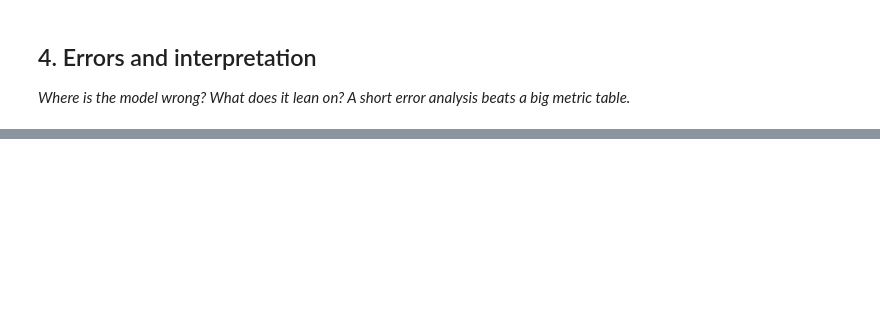
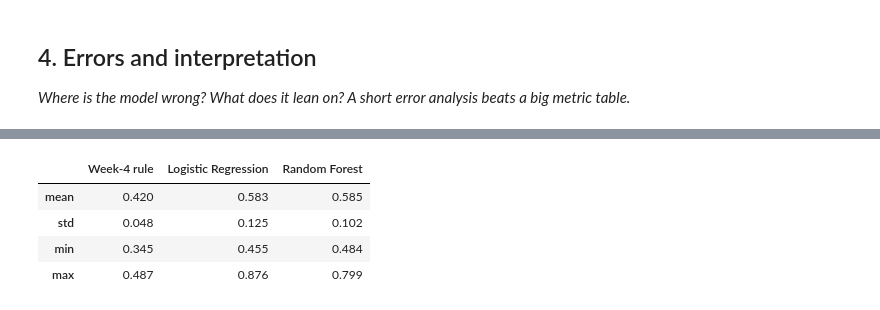
Before and after one commit to tabeeljohn2/flyrank-ml-internship, a Jupyter notebook: work/notebooks/w05_model.ipynb, the cells around one changed output, grey strips where cells are left out. Cells and saved outputs as stored; diff of their text form; code cells hidden in the pictures; blank space fills up the shorter version.

```diff
--- a/work/notebooks/w05_model.ipynb
+++ b/work/notebooks/w05_model.ipynb
@@ -15,0 +9,9 @@ This skeleton is yours to fill. Work the sections **in order** — each one has
+# %%
+import os, subprocess
+import pandas as pd, numpy as np
+if not os.path.exists("data/raw/content_refresh_anonymized.csv"):
+    if not os.path.exists("/content/flyrank-ml-internship"):
+        subprocess.run(["git","clone","https://github.com/tabeeljohn2/flyrank-ml-internship.git","/content/flyrank-ml-internship"])
+    os.chdir("/content/flyrank-ml-internship")
+df = pd.read_csv("data/raw/content_refresh_anonymized.csv")
+print(os.getcwd(), df.shape)
@@ -29,0 +134,6 @@ This skeleton is yours to fill. Work the sections **in order** — each one has
+# %%
+from sklearn.model_selection import GroupKFold, cross_val_score
+for name, m in models.items():
+    cv = cross_val_score(m, train[FEATURES], train["declined"], groups=train["client_id"],
+                         cv=GroupKFold(n_splits=5), scoring="roc_auc")
+    print(name, "CV AUC:", cv.mean().round(3), "+/-", cv.std().round(3))
@@ -36,0 +218,19 @@ This skeleton is yours to fill. Work the sections **in order** — each one has
+# %%
+out = []
+for seed in range(10):
+    g = GroupShuffleSplit(n_splits=1, test_size=0.2, random_state=seed)
+    a, c = next(g.split(d, d["declined"], groups=d["client_id"]))
+    tr, te = d.iloc[a], d.iloc[c]
+    bb = 0.6*te["days_since_last_update"].rank(pct=True) + 0.4*te["impressions_90d"].rank(pct=True)
+    row = {"Week-4 rule": roc_auc_score(te["declined"], bb)}
+    for n, m in models.items():
+        m.fit(tr[FEATURES], tr["declined"])
+        row[n] = roc_auc_score(te["declined"], m.predict_proba(te[FEATURES])[:,1])
+    out.append(row)
+pd.DataFrame(out).agg(["mean","std","min","max"]).round(3)
+# %% [output]
+|  | Week-4 rule | Logistic Regression | Random Forest |
+| mean | 0.420 | 0.583 | 0.585 |
+| std | 0.048 | 0.125 | 0.102 |
+| min | 0.345 | 0.455 | 0.484 |
+| max | 0.487 | 0.876 | 0.799 |
```
Also changed, not shown: parts of 21 cells of this notebook.
